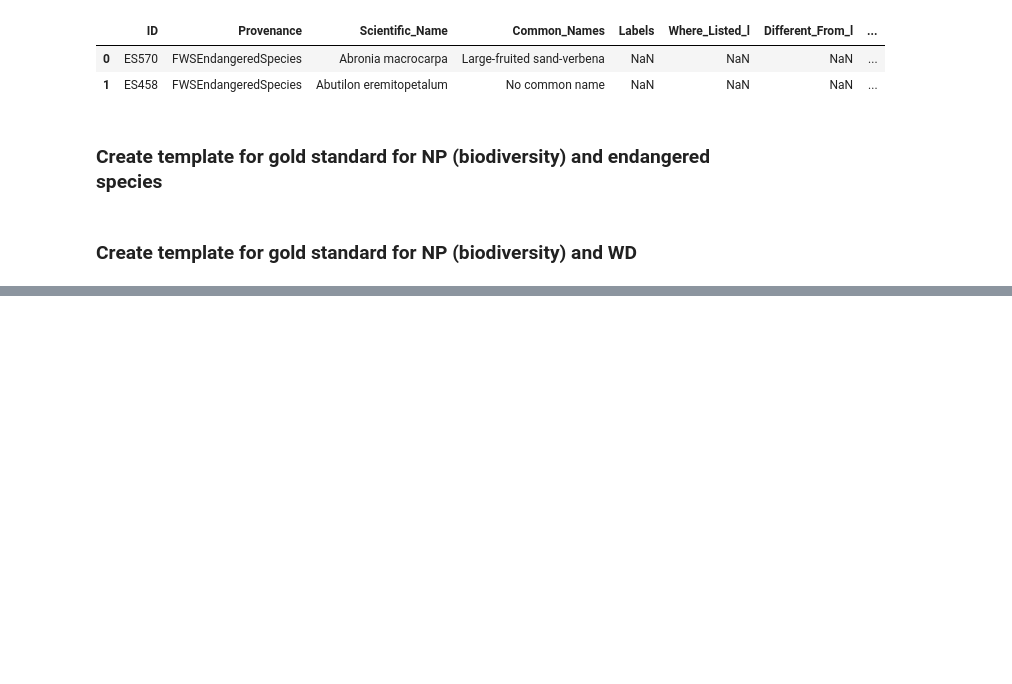
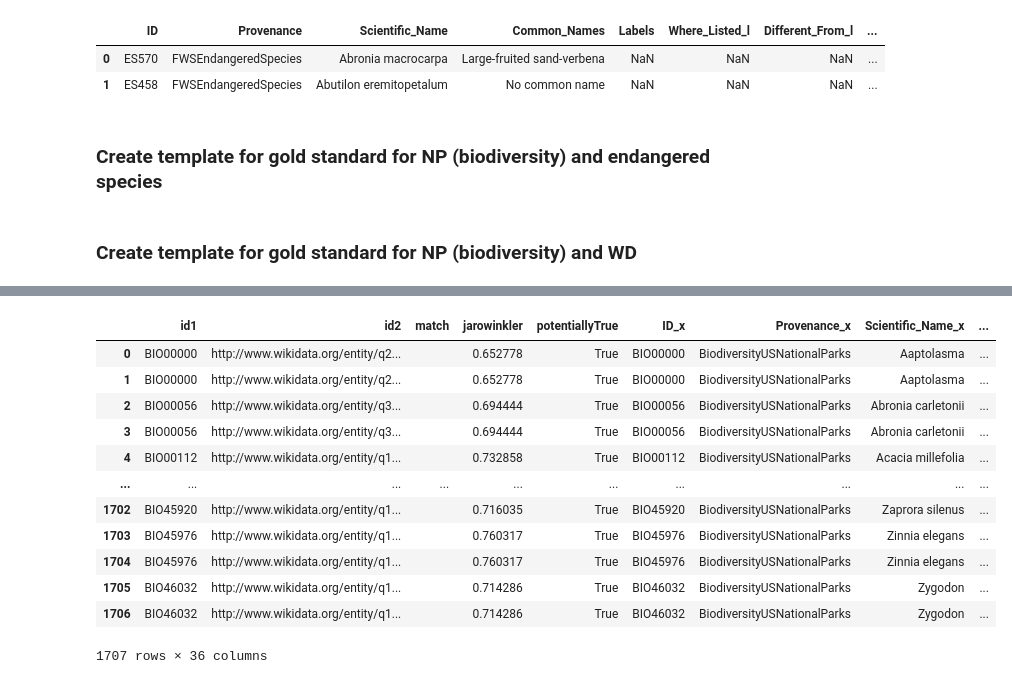
Before and after one commit to till22G/Web_Data_Integration_Project, a Jupyter notebook: notebooks/CreateGoldStandardWikidataNationalParks.ipynb, the cells around one changed output, grey strips where cells are left out. Cells and saved outputs as stored; diff of their text form; code cells hidden in the pictures; blank space fills up the shorter version.

Commit message:
bug fix for wd goldstandard creation

```diff
--- a/notebooks/CreateGoldStandardWikidataNationalParks.ipynb
+++ b/notebooks/CreateGoldStandardWikidataNationalParks.ipynb
@@ -72,7 +72,7 @@ def createDFfromXML(path):
 
 
     # To be deleted afterwards!
-    columns.append('Scientific_Name')
+    columns.append('Category')
 
 
     # read in xml and create df
@@ -85,7 +85,7 @@ def createDFfromXML(path):
         for col in columns:
 
             for attr in species.iter(col):
-                if col in ['ID', 'Provenance', 'Scientific_Name']:
+                if col in ['ID', 'Provenance', 'Scientific_Name', 'Category']:
                     col_dict[col] = attr.text
 
                 else:
@@ -120,11 +120,13 @@ for dataset in dataset_dict.keys():
     # read in xmls
     print(dataset)
 
-    #if dataset == 'es':
-    #else:
-    #    dataset_dict[dataset]['df'] = createDFfromXML_list(dataset_dict[dataset]['path'])
+    if dataset == 'wd':
+        dataset_dict[dataset]['df'] = createDFfromXML(dataset_dict[dataset]['path'])
 
-    dataset_dict[dataset]['df'] = createDFfromXML(dataset_dict[dataset]['path'])
+    else:
+        dataset_dict[dataset]['df'] = createDFfromXML_list(dataset_dict[dataset]['path'])
+
+
 
 
 
@@ -135,6 +137,10 @@ es
 np
 # %%
 # to be deleted afterwards
+
+## change labels due to changes in target schema
+
+# change scientific name label
 '''display(dataset_dict['es']['df'].head(2))
 display(dataset_dict['np']['df'].head(2))
 
@@ -142,4 +148,14 @@ dataset_dict['es']['df']['Scientific_Names'] = dataset_dict['es']['df']['Scienti
 dataset_dict['es']['df'] = dataset_dict['es']['df'].drop(columns = 'Scientific_Name')
 
 display(dataset_dict['es']['df'].head(2))'''
+
+# change category name label
+display(dataset_dict['es']['df'].head(2))
+display(dataset_dict['np']['df'].head(2))
+display(dataset_dict['wd']['df'].head(2))
+
+dataset_dict['wd']['df']['Categories'] = dataset_dict['wd']['df']['Category']
+dataset_dict['wd']['df'] = dataset_dict['wd']['df'].drop(columns = 'Category')
+
+display(dataset_dict['wd']['df'].head(2))
 # %% [output]
@@ -301,7 +328,7 @@ for dataset in dataset_dict.keys():
 | 0 | ES570 | FWSEndangeredSpecies | Abronia macrocarpa | Large-fruited sand-verbena | NaN | NaN | NaN | ... |
 | 1 | ES458 | FWSEndangeredSpecies | Abutilon eremitopetalum | No common name | NaN | NaN | NaN | ... |
 # %%
-scientificNameColumnLabel = 'Scientific_Names'
+scientificNameColumnLabel = 'Scientific_Name'
 
 def getScientificNameFromID(dataframe, id_species):
 
@@ -505,0 +573,21 @@ final_df
+# %%
+# join both datasets to final df
+leftjoinedDF             = pd.merge(left=final_df,     right=dataset_dict[ds1]['df'], how='left', left_on='id1', right_on='ID')
+match_table_goldstandard = pd.merge(left=leftjoinedDF, right=dataset_dict[ds2]['df'], how='left', left_on='id2', right_on='ID')
+match_table_goldstandard.to_csv(  '../Data/goldstandard/intermediates/match_table_goldstandard_BIO_WD.csv',  index=False)
+match_table_goldstandard.to_excel('../Data/goldstandard/intermediates/match_table_goldstandard_BIO_WD.xlsx', index=False)
+match_table_goldstandard
+# %% [output]
+|  | id1 | id2 | match | jarowinkler | potentiallyTrue | ID_x | Provenance_x | Scientific_Name_x | ... |
+| 0 | BIO00000 | http://www.wikidata.org/entity/q2... |  | 0.652778 | True | BIO00000 | BiodiversityUSNationalParks | Aaptolasma | ... |
+| 1 | BIO00000 | http://www.wikidata.org/entity/q2... |  | 0.652778 | True | BIO00000 | BiodiversityUSNationalParks | Aaptolasma | ... |
+| 2 | BIO00056 | http://www.wikidata.org/entity/q3... |  | 0.694444 | True | BIO00056 | BiodiversityUSNationalParks | Abronia carletonii | ... |
+| 3 | BIO00056 | http://www.wikidata.org/entity/q3... |  | 0.694444 | True | BIO00056 | BiodiversityUSNationalParks | Abronia carletonii | ... |
+| 4 | BIO00112 | http://www.wikidata.org/entity/q1... |  | 0.732858 | True | BIO00112 | BiodiversityUSNationalParks | Acacia millefolia | ... |
+| ... | ... | ... | ... | ... | ... | ... | ... | ... | ... |
+| 1702 | BIO45920 | http://www.wikidata.org/entity/q1... |  | 0.716035 | True | BIO45920 | BiodiversityUSNationalParks | Zaprora silenus | ... |
+| 1703 | BIO45976 | http://www.wikidata.org/entity/q1... |  | 0.760317 | True | BIO45976 | BiodiversityUSNationalParks | Zinnia elegans | ... |
+| 1704 | BIO45976 | http://www.wikidata.org/entity/q1... |  | 0.760317 | True | BIO45976 | BiodiversityUSNationalParks | Zinnia elegans | ... |
+| 1705 | BIO46032 | http://www.wikidata.org/entity/q1... |  | 0.714286 | True | BIO46032 | BiodiversityUSNationalParks | Zygodon | ... |
+| 1706 | BIO46032 | http://www.wikidata.org/entity/q1... |  | 0.714286 | True | BIO46032 | BiodiversityUSNationalParks | Zygodon | ... |
+1707 rows × 36 columns
```
Also changed, not shown: parts of 6 cells of this notebook.
